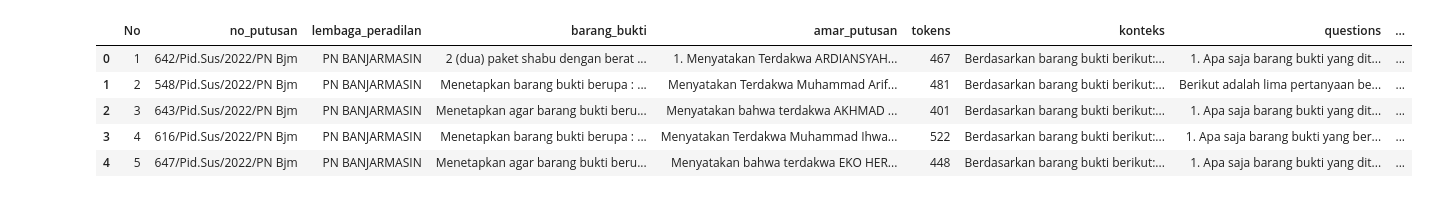
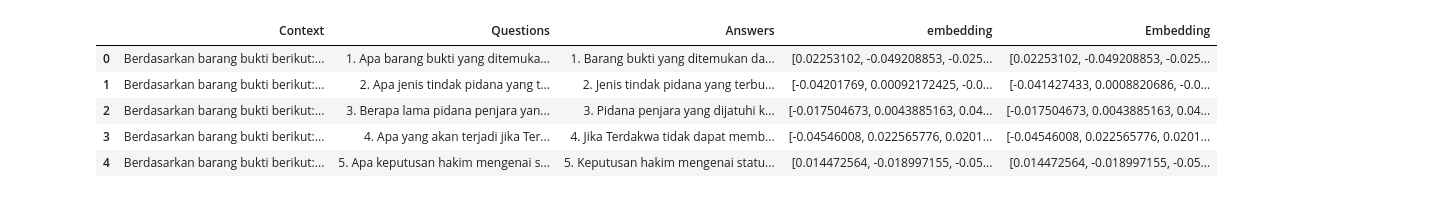
Before and after one commit to galihww/Narcotics, a Jupyter notebook: EmbeddingQA.ipynb, the cells around one changed output. Saved outputs shown, nothing was run; the diff lists cells and outputs as text; code cells hidden in the pictures.

```diff
--- a/EmbeddingQA.ipynb
+++ b/EmbeddingQA.ipynb
@@ -11,0 +23,29 @@ df.head()
+# %%
+# Ensure 'Answers' column has no NaN values and is treated as strings
+df['Answers'] = df['answer'].fillna('')
+df['Context'] = df['Context'].fillna('')
+
+# Prepare a new DataFrame for split segments
+df_split = pd.DataFrame(columns=['Context', 'Questions', 'Answers'])
+
+# Iterate and split/align context, question, and answer segments
+for c, q, a in zip(df['Context'], df['questions'], df['Answers']):
+    c_segments = str(c).split('\n')  # Ensure context is treated as a string
+    q_segments = str(q).split('\n') # Ensure questions are treated as strings
+    a_segments = str(a).split('\n\n')  # Ensure answers are treated as strings
+
+    # Determine the maximum number of segments across context, questions, and answers
+    max_segments = max(len(c_segments), len(q_segments), len(a_segments))
+
+    # Loop through segments and append them to the new DataFrame
+    for i in range(max_segments):
+        #context = c_segments[i] if i < len(c_segments) else ''
+        context = c_segments[i % len(c_segments)] if c_segments else None
+        question = q_segments[i] if i < len(q_segments) else ''
+        answer = a_segments[i] if i < len(a_segments) else ''
+        df_split = pd.concat([df_split, pd.DataFrame({'Context': [context],
+                                                      'Questions': [question],
+                                                      'Answers': [answer]})],
+                             ignore_index=True)
+
+df_split
@@ -28,13 +84,14 @@ def embedding_answer(context):
     except Exception as e:
         print(f"An error occurred: {e}")
 
-df['embedding']= df.konteks.apply(embedding_answer)
+df_split['Embedding'] = df_split.Answers.apply(embedding_answer)
+df_split.to_csv('data/split_embedqa.csv', index=False)
 # %%
-df.head()
+df_split.head()
 # %% [output]
-|  | No | no_putusan | lembaga_peradilan | barang_bukti | amar_putusan | tokens | konteks | questions | ... |
-| 0 | 1 | 642/Pid.Sus/2022/PN Bjm | PN BANJARMASIN | 2 (dua) paket shabu dengan berat ... | 1. Menyatakan Terdakwa ARDIANSYAH... | 467 | Berdasarkan barang bukti berikut:... | 1. Apa saja barang bukti yang dit... | ... |
-| 1 | 2 | 548/Pid.Sus/2022/PN Bjm | PN BANJARMASIN | Menetapkan barang bukti berupa : ... | Menyatakan Terdakwa Muhammad Arif... | 481 | Berdasarkan barang bukti berikut:... | Berikut adalah lima pertanyaan be... | ... |
-| 2 | 3 | 643/Pid.Sus/2022/PN Bjm | PN BANJARMASIN | Menetapkan agar barang bukti beru... | Menyatakan bahwa terdakwa AKHMAD ... | 401 | Berdasarkan barang bukti berikut:... | 1. Apa saja barang bukti yang dit... | ... |
-| 3 | 4 | 616/Pid.Sus/2022/PN Bjm | PN BANJARMASIN | Menetapkan barang bukti berupa : ... | Menyatakan Terdakwa Muhammad Ihwa... | 522 | Berdasarkan barang bukti berikut:... | 1. Apa saja barang bukti yang ber... | ... |
-| 4 | 5 | 647/Pid.Sus/2022/PN Bjm | PN BANJARMASIN | Menetapkan agar barang bukti beru... | Menyatakan bahwa terdakwa EKO HER... | 448 | Berdasarkan barang bukti berikut:... | 1. Apa saja barang bukti yang dit... | ... |
+|  | Context | Questions | Answers | embedding | Embedding |
+| 0 | Berdasarkan barang bukti berikut:... | 1. Apa barang bukti yang ditemuka... | 1. Barang bukti yang ditemukan da... | [0.02253102, -0.049208853, -0.025... | [0.02253102, -0.049208853, -0.025... |
+| 1 | Berdasarkan barang bukti berikut:... | 2. Apa jenis tindak pidana yang t... | 2. Jenis tindak pidana yang terbu... | [-0.04201769, 0.00092172425, -0.0... | [-0.041427433, 0.0008820686, -0.0... |
+| 2 | Berdasarkan barang bukti berikut:... | 3. Berapa lama pidana penjara yan... | 3. Pidana penjara yang dijatuhi k... | [-0.017504673, 0.0043885163, 0.04... | [-0.017504673, 0.0043885163, 0.04... |
+| 3 | Berdasarkan barang bukti berikut:... | 4. Apa yang akan terjadi jika Ter... | 4. Jika Terdakwa tidak dapat memb... | [-0.04546008, 0.022565776, 0.0201... | [-0.04546008, 0.022565776, 0.0201... |
+| 4 | Berdasarkan barang bukti berikut:... | 5. Apa keputusan hakim mengenai s... | 5. Keputusan hakim mengenai statu... | [0.014472564, -0.018997155, -0.05... | [0.014472564, -0.018997155, -0.05... |
```
Also changed, not shown: parts of 4 cells of this notebook, 6 other files.
